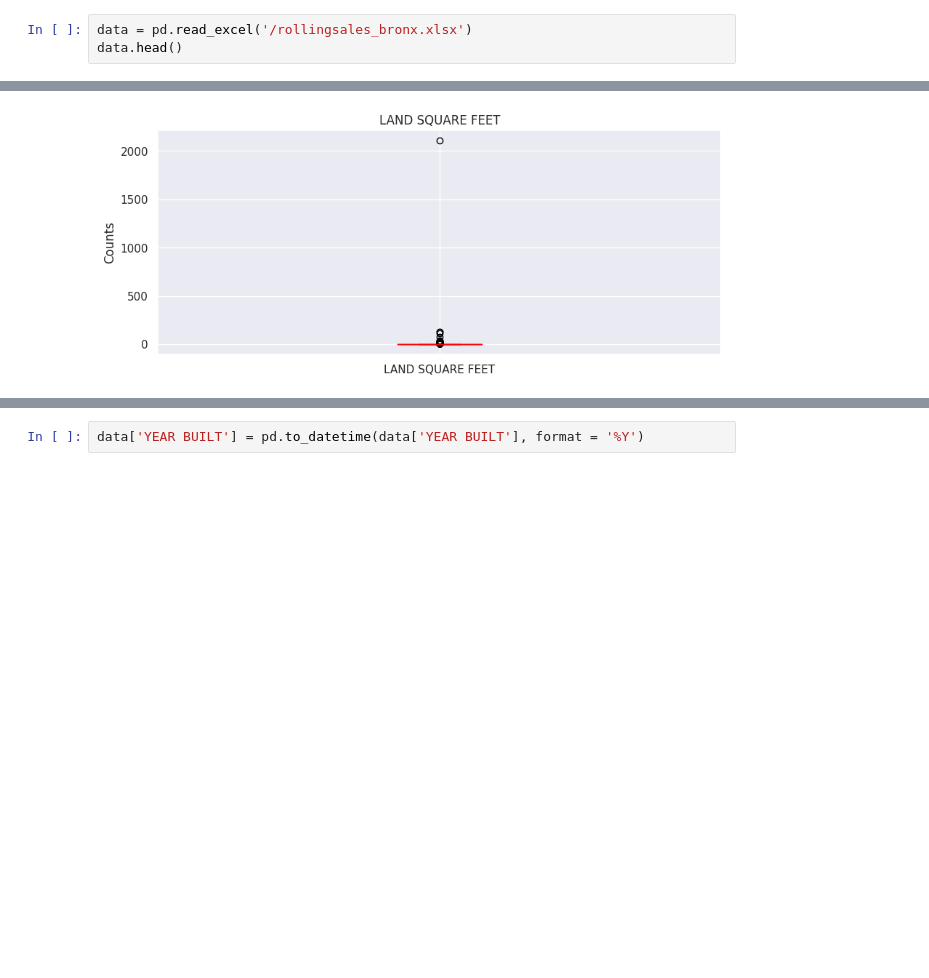
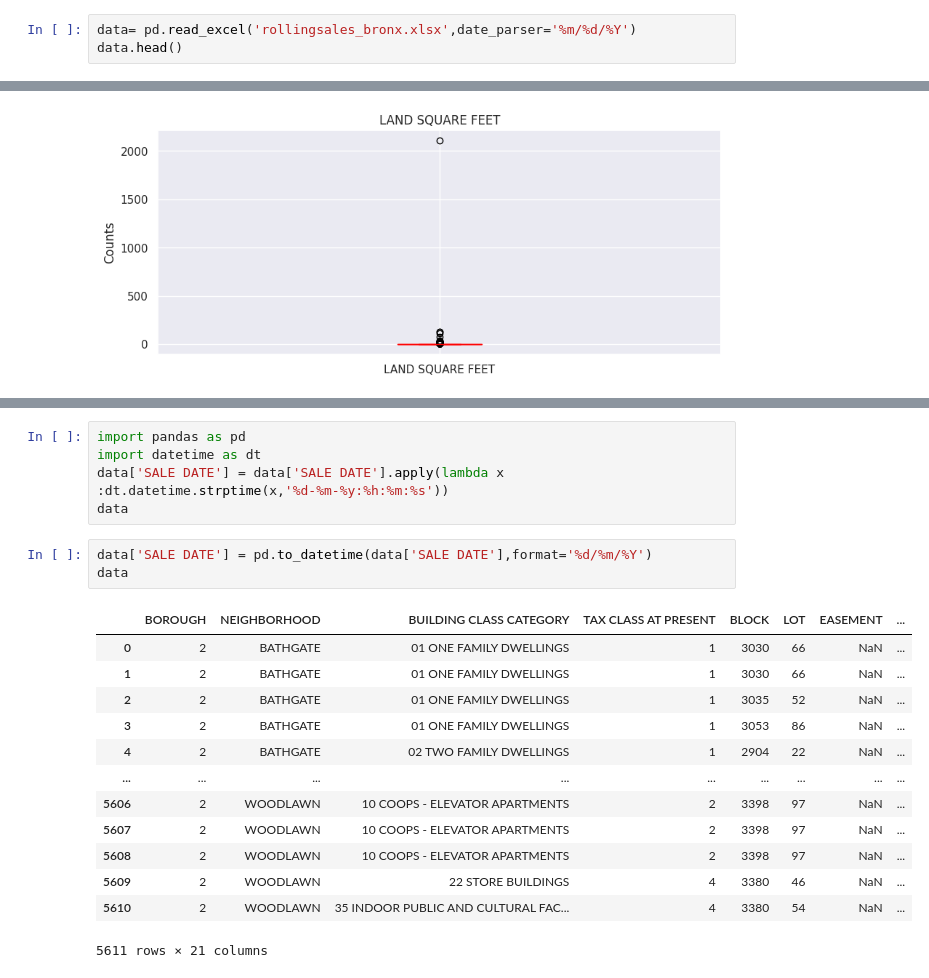
Before and after one commit to chonginbilly/Moringa_DS, a Jupyter notebook: Data_Cleaning_Group_Asssignment.ipynb, the cells around one changed output, grey strips where cells are left out. Saved outputs shown, nothing was run; the diff lists cells and outputs as text; blank space fills up the shorter version.

```diff
--- a/Data_Cleaning_Group_Asssignment.ipynb
+++ b/Data_Cleaning_Group_Asssignment.ipynb
@@ -17,6 +18,6 @@ drive.mount('/content/drive')
 # %% [output]
 Mounted at /content/drive
 # %%
-data = pd.read_excel('/rollingsales_bronx.xlsx')
+data= pd.read_excel('rollingsales_bronx.xlsx',date_parser='%m/%d/%Y')
 data.head()
 # %% [output]
@@ -209,2 +276,22 @@ plt.show()
+# %%
+import pandas as pd
+import datetime as dt
+data['SALE DATE'] = data['SALE DATE'].apply(lambda x :dt.datetime.strptime(x,'%d-%m-%y:%h:%m:%s'))
+data
 # %%
-data['YEAR BUILT'] = pd.to_datetime(data['YEAR BUILT'], format = '%Y')
+data['SALE DATE'] = pd.to_datetime(data['SALE DATE'],format='%d/%m/%Y')
+data
+# %% [output]
+|  | BOROUGH | NEIGHBORHOOD | BUILDING CLASS CATEGORY | TAX CLASS AT PRESENT | BLOCK | LOT | EASEMENT | ... |
+| 0 | 2 | BATHGATE | 01 ONE FAMILY DWELLINGS | 1 | 3030 | 66 | NaN | ... |
+| 1 | 2 | BATHGATE | 01 ONE FAMILY DWELLINGS | 1 | 3030 | 66 | NaN | ... |
+| 2 | 2 | BATHGATE | 01 ONE FAMILY DWELLINGS | 1 | 3035 | 52 | NaN | ... |
+| 3 | 2 | BATHGATE | 01 ONE FAMILY DWELLINGS | 1 | 3053 | 86 | NaN | ... |
+| 4 | 2 | BATHGATE | 02 TWO FAMILY DWELLINGS | 1 | 2904 | 22 | NaN | ... |
+| ... | ... | ... | ... | ... | ... | ... | ... | ... |
+| 5606 | 2 | WOODLAWN | 10 COOPS - ELEVATOR APARTMENTS | 2 | 3398 | 97 | NaN | ... |
+| 5607 | 2 | WOODLAWN | 10 COOPS - ELEVATOR APARTMENTS | 2 | 3398 | 97 | NaN | ... |
+| 5608 | 2 | WOODLAWN | 10 COOPS - ELEVATOR APARTMENTS | 2 | 3398 | 97 | NaN | ... |
+| 5609 | 2 | WOODLAWN | 22 STORE BUILDINGS | 4 | 3380 | 46 | NaN | ... |
+| 5610 | 2 | WOODLAWN | 35 INDOOR PUBLIC AND CULTURAL FAC... | 4 | 3380 | 54 | NaN | ... |
+5611 rows × 21 columns
```
Also changed, not shown: parts of 21 cells of this notebook.
